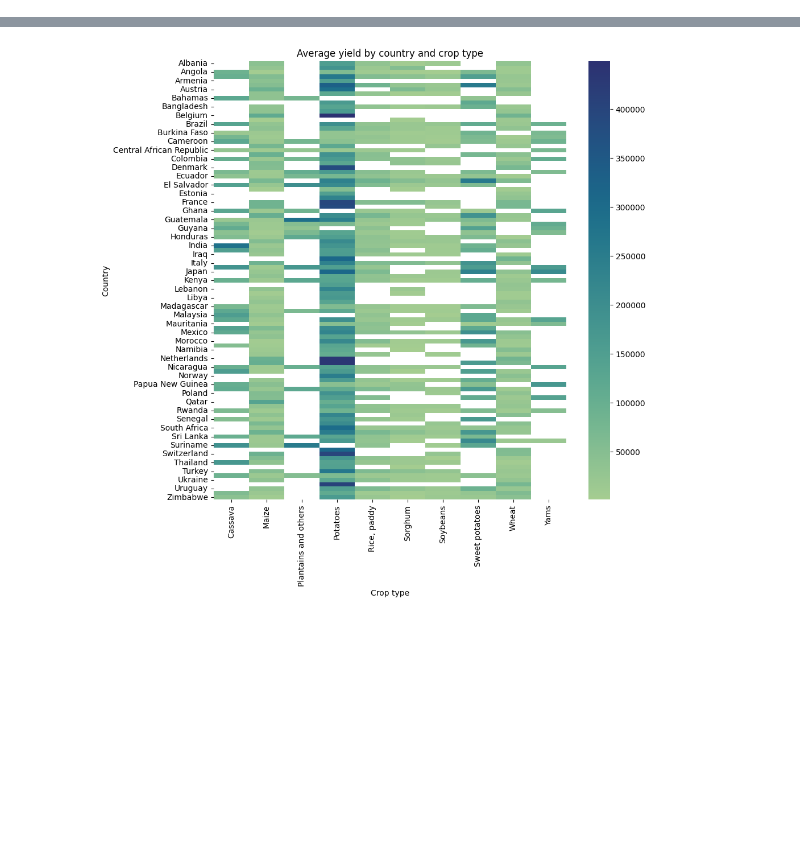
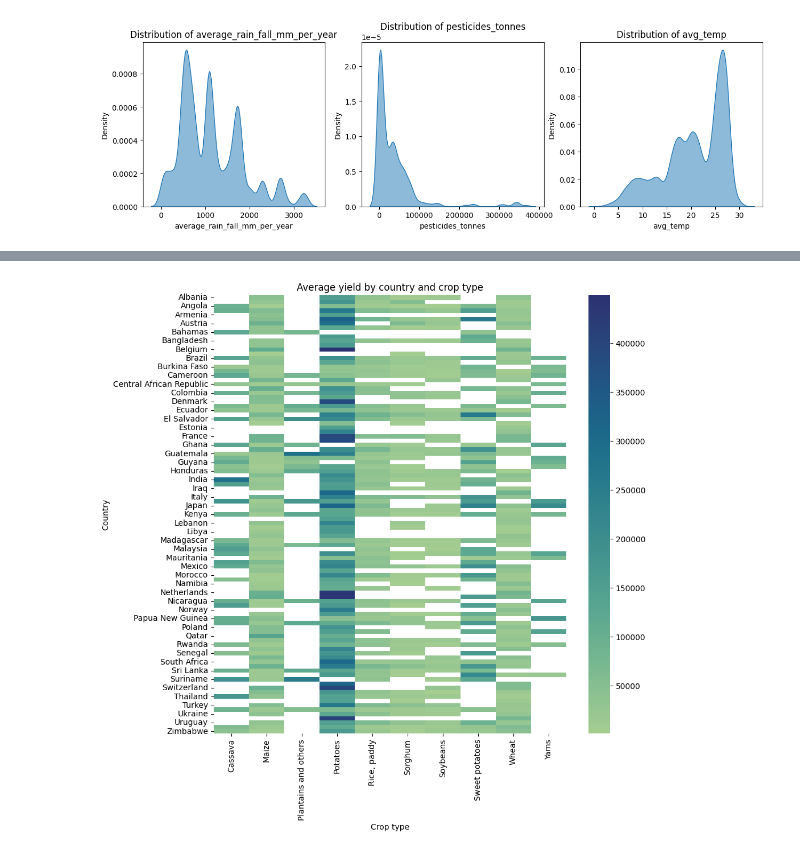
Before and after one commit to cristinavisentin/SmartCropApp, a Jupyter notebook: data/data_exploration.ipynb, the cells around one changed output, grey strips where cells are left out. Drawn from its saved outputs; the diff is of its cells as text; code cells hidden in the pictures; blank space fills up the shorter version.

```diff
--- a/data/data_exploration.ipynb
+++ b/data/data_exploration.ipynb
@@ -38,0 +94,9 @@ df.drop(['Unnamed: 0'], axis=1, inplace=True)
+# %%
+fig, axs = plt.subplots(1, 3, figsize=(15, 4))
+cols = ['average_rain_fall_mm_per_year', 'pesticides_tonnes', 'avg_temp']
+for idx, col in enumerate(cols):
+    sns.kdeplot(df[col], ax=axs[idx], fill=True, alpha=0.5)
+    axs[idx].set_title('Distribution of ' + col)
+plt.show()
+# %% [output]
+[figure, added]
```
Also changed, not shown: parts of 31 cells of this notebook.
